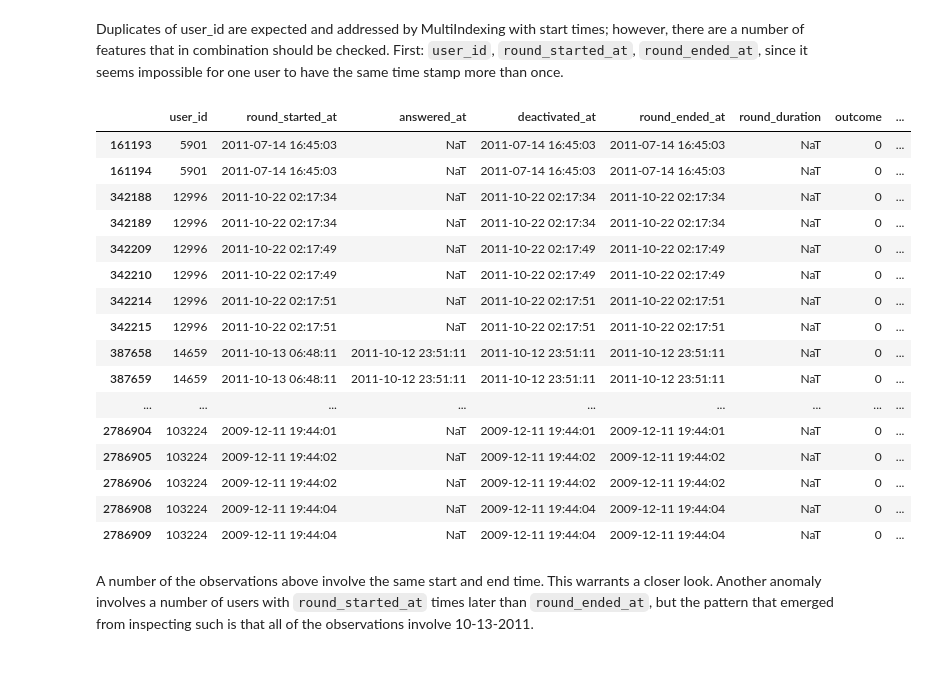
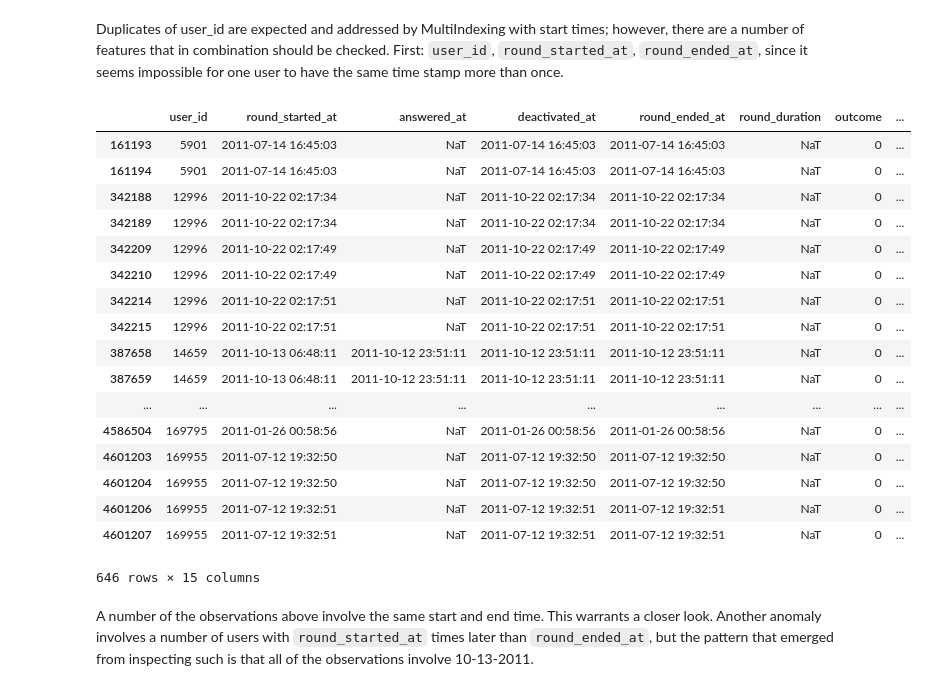
Before and after one commit to oserttas-math/predicting_assessment_mastery, a Jupyter notebook: notebooks/1.0-humburgc-initial_data_exploration.ipynb, the cells around one changed output. Cells and saved outputs as stored; diff of their text form; code cells hidden in the pictures.

Commit message:
Disable option to display 650 rows.

```diff
--- a/notebooks/1.0-humburgc-initial_data_exploration.ipynb
+++ b/notebooks/1.0-humburgc-initial_data_exploration.ipynb
@@ -405,29 +405,30 @@ Duplicates of user_id are expected and addressed by MultiIndexing with start tim
 # %%
 # Reset the index and save all duplicates by user_id and round_started_at:
 duplicates = df.reset_index()
 duplicates = duplicates[duplicates.duplicated(['user_id', 'round_started_at', 'round_ended_at'], keep=False)]
 
 # Set options to inspect ALL of the observations:
-pd.options.display.max_rows = 650
+# pd.options.display.max_rows = 650
 duplicates
 # %% [output]
 |  | user_id | round_started_at | answered_at | deactivated_at | round_ended_at | round_duration | outcome | ... |
 | 161193 | 5901 | 2011-07-14 16:45:03 | NaT | 2011-07-14 16:45:03 | 2011-07-14 16:45:03 | NaT | 0 | ... |
 | 161194 | 5901 | 2011-07-14 16:45:03 | NaT | 2011-07-14 16:45:03 | 2011-07-14 16:45:03 | NaT | 0 | ... |
 | 342188 | 12996 | 2011-10-22 02:17:34 | NaT | 2011-10-22 02:17:34 | 2011-10-22 02:17:34 | NaT | 0 | ... |
 | 342189 | 12996 | 2011-10-22 02:17:34 | NaT | 2011-10-22 02:17:34 | 2011-10-22 02:17:34 | NaT | 0 | ... |
 | 342209 | 12996 | 2011-10-22 02:17:49 | NaT | 2011-10-22 02:17:49 | 2011-10-22 02:17:49 | NaT | 0 | ... |
 | 342210 | 12996 | 2011-10-22 02:17:49 | NaT | 2011-10-22 02:17:49 | 2011-10-22 02:17:49 | NaT | 0 | ... |
 | 342214 | 12996 | 2011-10-22 02:17:51 | NaT | 2011-10-22 02:17:51 | 2011-10-22 02:17:51 | NaT | 0 | ... |
 | 342215 | 12996 | 2011-10-22 02:17:51 | NaT | 2011-10-22 02:17:51 | 2011-10-22 02:17:51 | NaT | 0 | ... |
 | 387658 | 14659 | 2011-10-13 06:48:11 | 2011-10-12 23:51:11 | 2011-10-12 23:51:11 | 2011-10-12 23:51:11 | NaT | 0 | ... |
 | 387659 | 14659 | 2011-10-13 06:48:11 | 2011-10-12 23:51:11 | 2011-10-12 23:51:11 | 2011-10-12 23:51:11 | NaT | 0 | ... |
 | ... | ... | ... | ... | ... | ... | ... | ... | ... |
-| 2786904 | 103224 | 2009-12-11 19:44:01 | NaT | 2009-12-11 19:44:01 | 2009-12-11 19:44:01 | NaT | 0 | ... |
-| 2786905 | 103224 | 2009-12-11 19:44:02 | NaT | 2009-12-11 19:44:02 | 2009-12-11 19:44:02 | NaT | 0 | ... |
-| 2786906 | 103224 | 2009-12-11 19:44:02 | NaT | 2009-12-11 19:44:02 | 2009-12-11 19:44:02 | NaT | 0 | ... |
-| 2786908 | 103224 | 2009-12-11 19:44:04 | NaT | 2009-12-11 19:44:04 | 2009-12-11 19:44:04 | NaT | 0 | ... |
-| 2786909 | 103224 | 2009-12-11 19:44:04 | NaT | 2009-12-11 19:44:04 | 2009-12-11 19:44:04 | NaT | 0 | ... |
+| 4586504 | 169795 | 2011-01-26 00:58:56 | NaT | 2011-01-26 00:58:56 | 2011-01-26 00:58:56 | NaT | 0 | ... |
+| 4601203 | 169955 | 2011-07-12 19:32:50 | NaT | 2011-07-12 19:32:50 | 2011-07-12 19:32:50 | NaT | 0 | ... |
+| 4601204 | 169955 | 2011-07-12 19:32:50 | NaT | 2011-07-12 19:32:50 | 2011-07-12 19:32:50 | NaT | 0 | ... |
+| 4601206 | 169955 | 2011-07-12 19:32:51 | NaT | 2011-07-12 19:32:51 | 2011-07-12 19:32:51 | NaT | 0 | ... |
+| 4601207 | 169955 | 2011-07-12 19:32:51 | NaT | 2011-07-12 19:32:51 | 2011-07-12 19:32:51 | NaT | 0 | ... |
+646 rows × 15 columns
 # %% [markdown]
 A number of the observations above involve the same start and end time. This warrants a closer look. Another anomaly involves a number of users with `round_started_at` times later than `round_ended_at`, but the pattern that emerged from inspecting such is that all of the observations involve 10-13-2011.
 # %%
```
Also changed, not shown: parts of 2 cells of this notebook.
